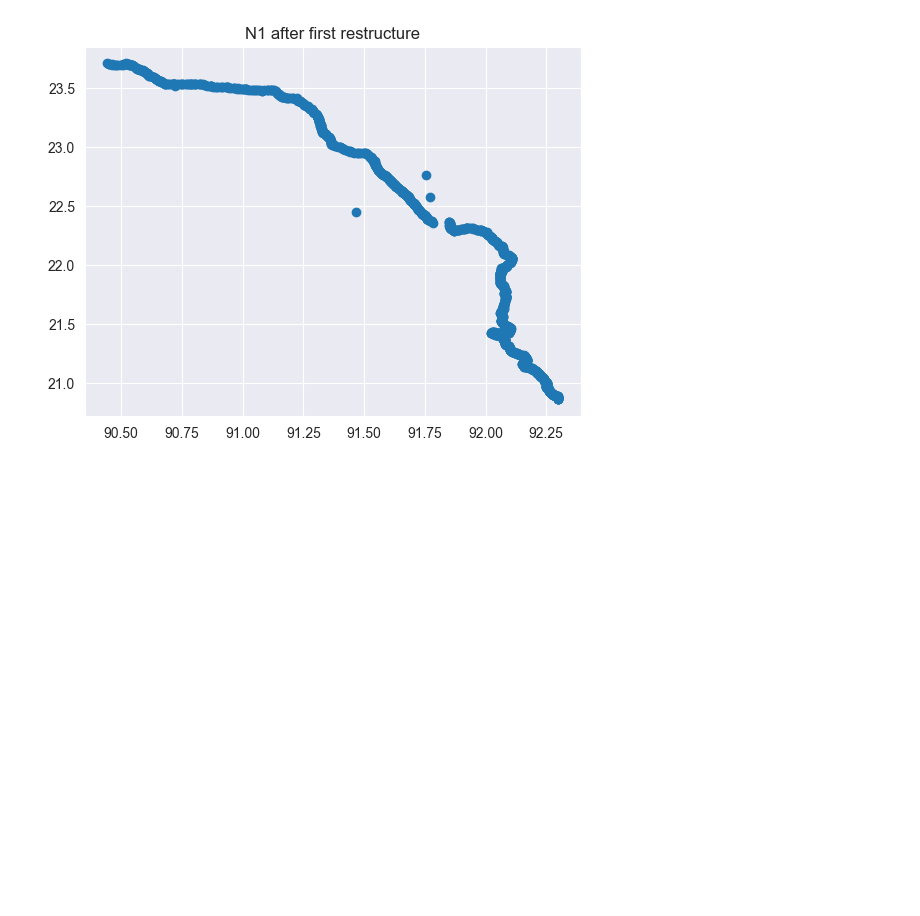
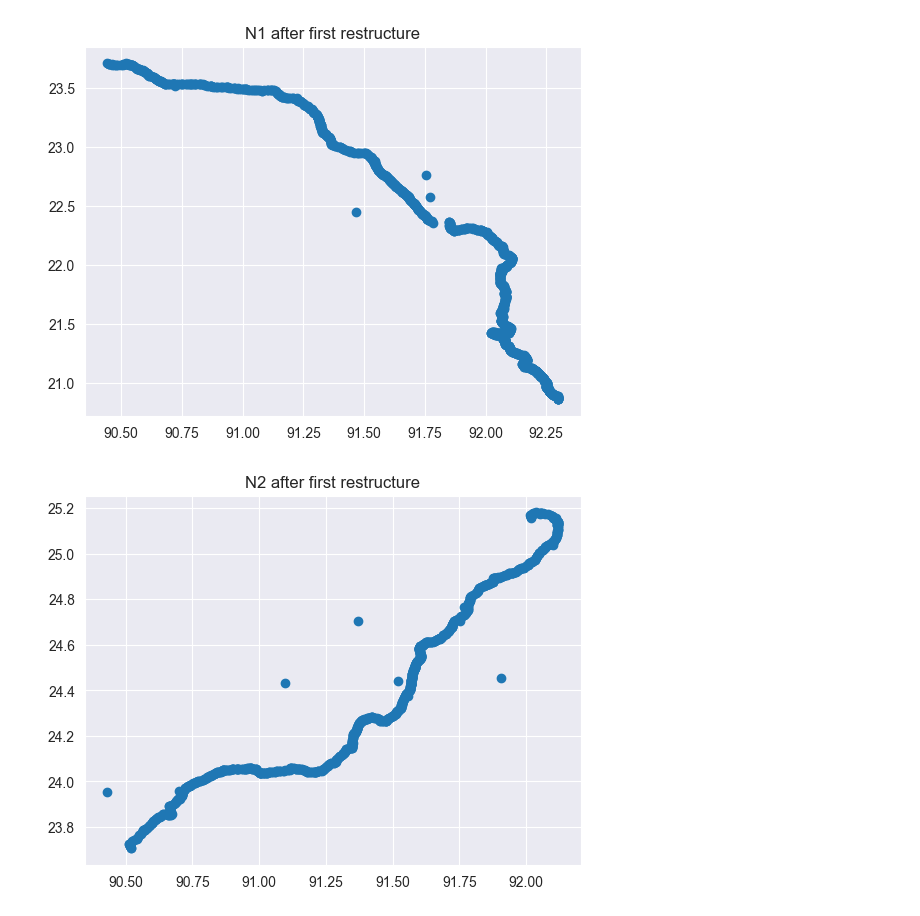
Before and after one commit to Anne-JS/advanced_simulation, a Jupyter notebook: Assignment 1 Julian.ipynb, the cells around one changed output. Drawn from its saved outputs; the diff is of its cells as text; code cells hidden in the pictures; blank space fills up the shorter version.

```diff
--- a/Assignment 1 Julian.ipynb
+++ b/Assignment 1 Julian.ipynb
@@ -171,3 +171,10 @@ plt.show()
 # %% [output]
 []
 [figure]
+# %%
+df_N2_2 = df_rds_cleaned_1[df_rds_cleaned_1['road'] == 'N2']
+plt.scatter(df_N2_2['lon'], df_N2_2['lat'])
+plt.title('N2 after first restructure')
+plt.show()
+# %% [output]
+[figure, added]
```
Also changed, not shown: 1 other file.
